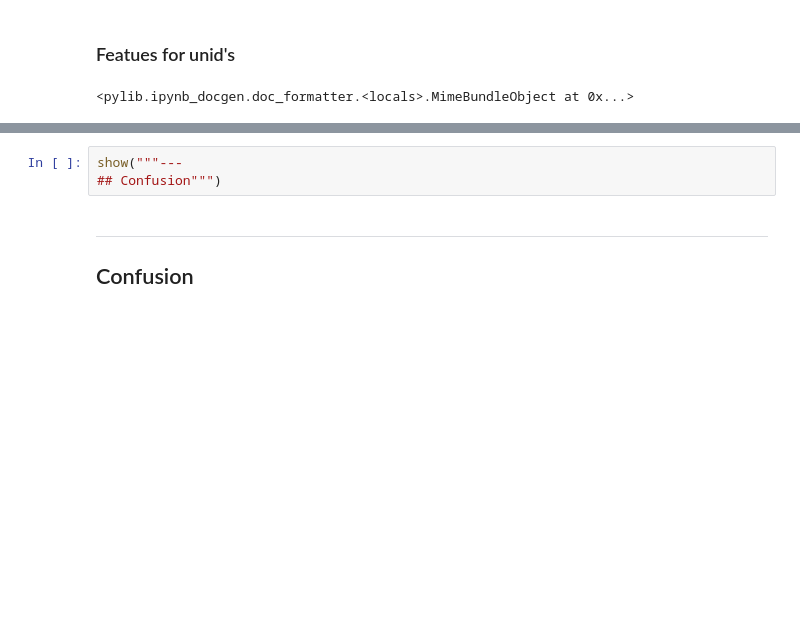
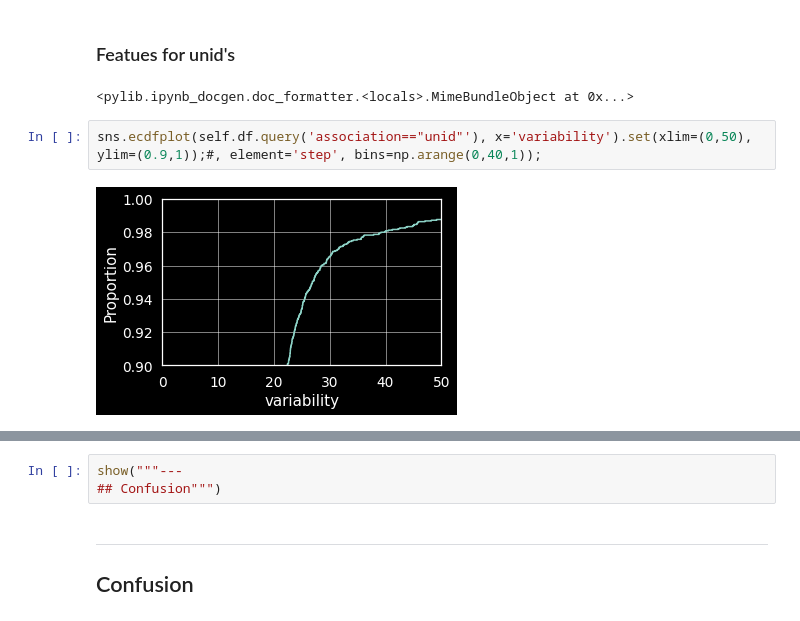
Before and after one commit to tburnett/srcpop, a Jupyter notebook: paper/ml_design.ipynb, the cells around one changed output, grey strips where cells are left out. Cells and saved outputs as stored; diff of their text form; blank space fills up the shorter version.

```diff
--- a/paper/ml_design.ipynb
+++ b/paper/ml_design.ipynb
@@ -125,6 +129,10 @@ show_fig(self.pairplot, query='association=="unid"', hue='prediction');
 # %% [output]
 ### Featues for unid's
 <pylib.ipynb_docgen.doc_formatter.<locals>.MimeBundleObject at 0x...>
+# %%
+sns.ecdfplot(self.df.query('association=="unid"'), x='variability').set(xlim=(0,50), ylim=(0.9,1));#, element='step', bins=np.arange(0,40,1));
+# %% [output]
+[figure, added]
 # %%
 bcu = df.query('association=="bcu"')
 show(bcu.groupby('prediction').size())
```
Also changed, not shown: parts of 9 cells of this notebook, 7 other files.
